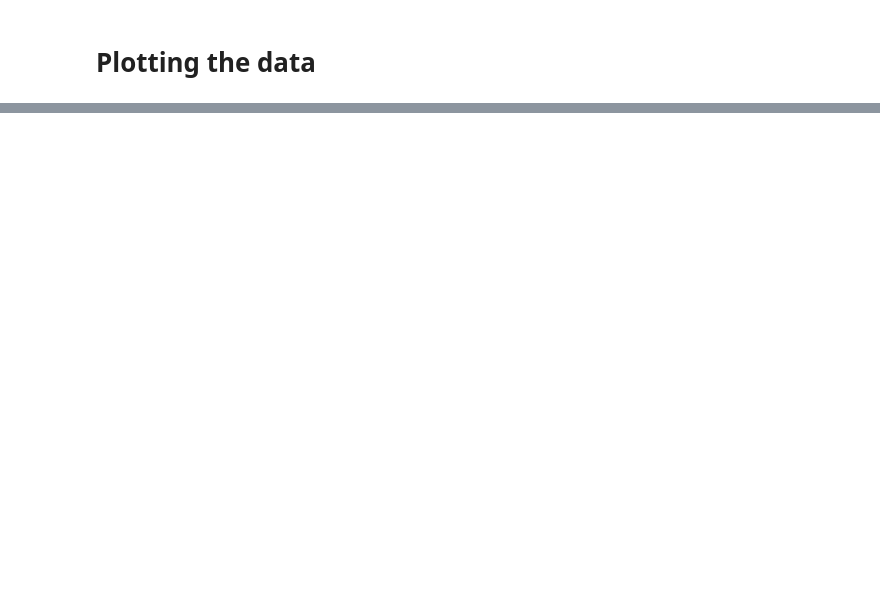
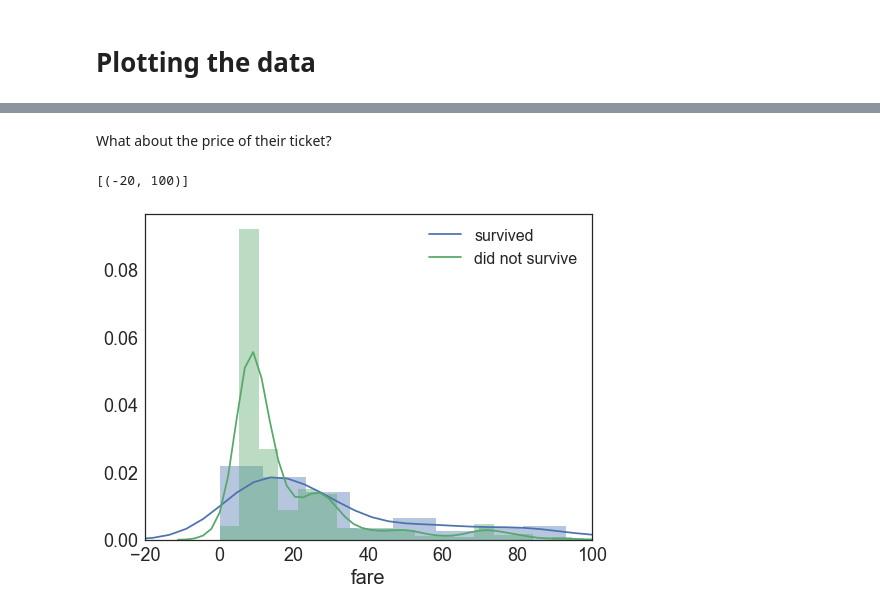
Before and after one commit to marijavlajic/code-university-ml-workshop, a Jupyter notebook: ML Workshop Part 1 - Data Exploration.ipynb, the cells around one changed output, grey strips where cells are left out. Cells and saved outputs as stored; diff of their text form; code cells hidden in the pictures; blank space fills up the shorter version.

```diff
--- a/ML Workshop Part 1 - Data Exploration.ipynb
+++ b/ML Workshop Part 1 - Data Exploration.ipynb
@@ -114,0 +95,9 @@ X_test.shape, y_test.shape
+# %% [markdown]
+What about the price of their ticket?
+# %%
+sns.distplot(a = titanic['fare'][titanic['survived'] == 1].dropna(), kde_kws = {'label': 'survived'})
+ax = sns.distplot(a = titanic['fare'][titanic['survived'] == 0].dropna(), kde_kws = {'label': 'did not survive'})
+ax.set(xlim = (-20, 100))
+# %% [output]
+[(-20, 100)]
+[figure, added]
```
Also changed, not shown: parts of 56 cells of this notebook, 1 other file.
